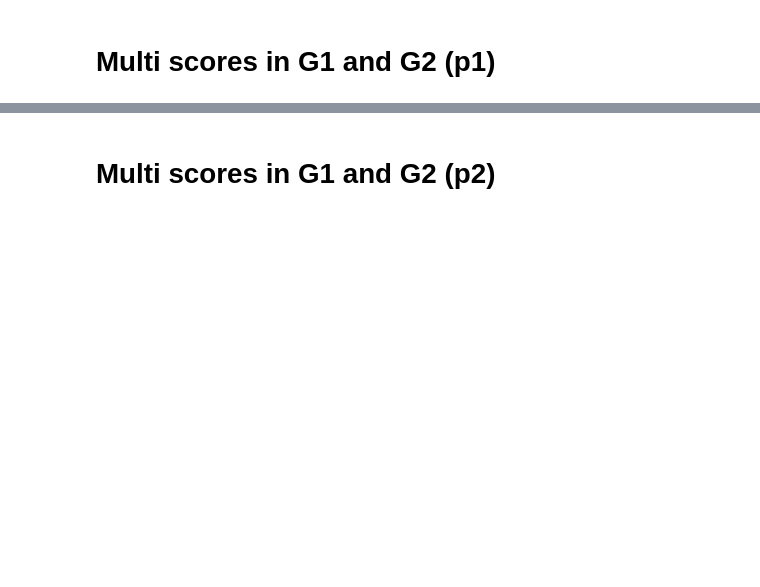
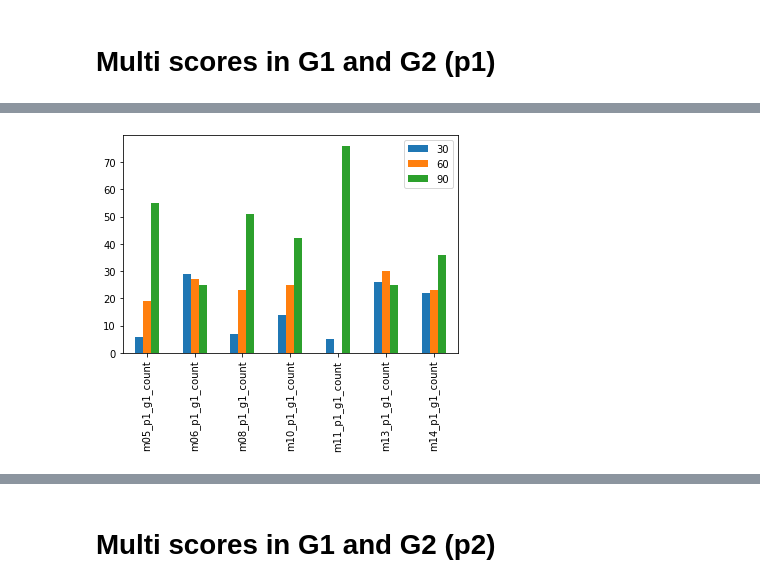
Before and after one commit to baryos/MAB, a Jupyter notebook: MAB4.ipynb, the cells around one changed output, grey strips where cells are left out. Drawn from its saved outputs; the diff is of its cells as text; code cells hidden in the pictures; blank space fills up the shorter version.

```diff
--- a/MAB4.ipynb
+++ b/MAB4.ipynb
@@ -84,6 +84,21 @@ def separate_df(df, version):
     df_p2_g1 = df_p2[df['game number'] == 1]
     df_p2_g2 = df_p2[df['game number'] == 2]
     return df_p1_g1, df_p1_g2, df_p2_g1, df_p2_g2
+# %%
+#separate data frames for p1 and p2
+def separate_df(df, version):
+    #df.set_index(df['trial'])
+    df_p1 = df[df['player'] == 1]
+    df_p1_g1 = df_p1[df['game number'] == 1]
+    df_p1_g2 = df_p1[df['game number'] == 2]
+    #remove first 20 trials for g2
+    df_p1_g2 = df_p1_g2[20:]
+    if version == 'm':
+        return df_p1_g1, df_p1_g2
+    df_p2 = df[df['player'] ==2 ]
+    df_p2_g1 = df_p2[df['game number'] == 1]
+    df_p2_g2 = df_p2[df['game number'] == 2]
+    return df_p1_g1, df_p1_g2, df_p2_g1, df_p2_g2
 # %%
 #needs work
 def call_call_get_score(df, version):
@@ -952,0 +1053,23 @@ mp1_scores_2_std
+# %%
+m05_p1_g1, m05_p1_g2 = separate_df(m05, 'm')
+m06_p1_g1, m06_p1_g2 = separate_df(m06, 'm')
+m08_p1_g1, m08_p1_g2 = separate_df(m08, 'm')
+m10_p1_g1, m10_p1_g2 = separate_df(m10, 'm')
+m11_p1_g1, m11_p1_g2 = separate_df(m11, 'm')
+m13_p1_g1, m13_p1_g2 = separate_df(m13, 'm')
+m14_p1_g1, m14_p1_g2 = separate_df(m14, 'm')
+# %%
+m05_p1_g1_count = m05_p1_g1['probability'].value_counts(sort=False)
+m05_p1_g2_count = m05_p1_g2['probability'].value_counts(sort=False)
+m06_p1_g1_count = m06_p1_g1['probability'].value_counts(sort=False)
+m06_p1_g2_count = m06_p1_g2['probability'].value_counts(sort=False)
+m08_p1_g1_count = m08_p1_g1['probability'].value_counts(sort=False)
+m08_p1_g2_count = m08_p1_g2['probability'].value_counts(sort=False)
+m10_p1_g1_count = m10_p1_g1['probability'].value_counts(sort=False)
+m10_p1_g2_count = m10_p1_g2['probability'].value_counts(sort=False)
+m11_p1_g1_count = m11_p1_g1['probability'].value_counts(sort=False)
+m11_p1_g2_count = m11_p1_g2['probability'].value_counts(sort=False)
+m13_p1_g1_count = m13_p1_g1['probability'].value_counts(sort=False)
+m13_p1_g2_count = m13_p1_g2['probability'].value_counts(sort=False)
+m14_p1_g1_count = m14_p1_g1['probability'].value_counts(sort=False)
+m14_p1_g2_count = m14_p1_g2['probability'].value_counts(sort=False)
@@ -952,0 +1078,5 @@ mp1_scores_2_std
+# %%
+mp1_g1_counts = pd.DataFrame([m05_p1_g1_count, m06_p1_g1_count, m08_p1_g1_count,
+                           m10_p1_g1_count, m11_p1_g1_count, m13_p1_g1_count, m14_p1_g1_count],
+         index=['m05_p1_g1_count', 'm06_p1_g1_count', 'm08_p1_g1_count', 'm10_p1_g1_count', 'm11_p1_g1_count',
+                'm13_p1_g1_count', 'm14_p1_g1_count'])
@@ -952,0 +1094,4 @@ mp1_scores_2_std
+# %%
+mp1_g1_counts_bar = mp1_g1_counts.plot.bar()
+# %% [output]
+[figure, added]
```
Also changed, not shown: parts of 176 cells of this notebook, 4 other files.
